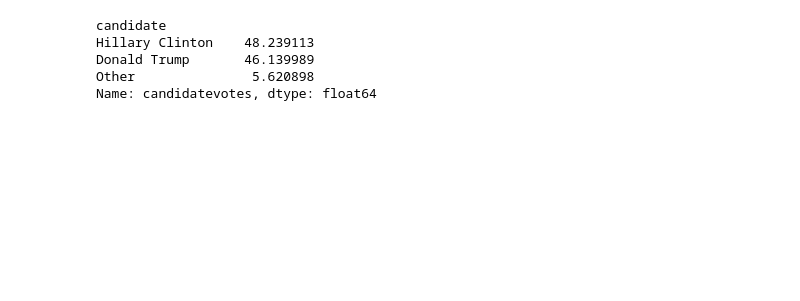
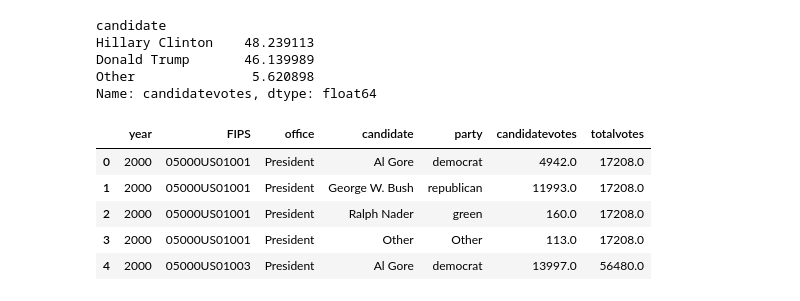
Before and after one commit to oportusgonzalo/datausa-election, a Jupyter notebook: president_county.ipynb, the cells around one changed output. Saved outputs shown, nothing was run; the diff lists cells and outputs as text; code cells hidden in the pictures; blank space fills up the shorter version.

```diff
--- a/president_county.ipynb
+++ b/president_county.ipynb
@@ -141,3 +121,12 @@ Hillary Clinton    48.239113
 Donald Trump       46.139989
 Other               5.620898
 Name: candidatevotes, dtype: float64
+# %%
+presidents.head()
+# %% [output]
+|  | year | FIPS | office | candidate | party | candidatevotes | totalvotes |
+| 0 | 2000 | 05000US01001 | President | Al Gore | democrat | 4942.0 | 17208.0 |
+| 1 | 2000 | 05000US01001 | President | George W. Bush | republican | 11993.0 | 17208.0 |
+| 2 | 2000 | 05000US01001 | President | Ralph Nader | green | 160.0 | 17208.0 |
+| 3 | 2000 | 05000US01001 | President | Other | Other | 113.0 | 17208.0 |
+| 4 | 2000 | 05000US01003 | President | Al Gore | democrat | 13997.0 | 56480.0 |
```
Also changed, not shown: parts of 4 cells of this notebook.
